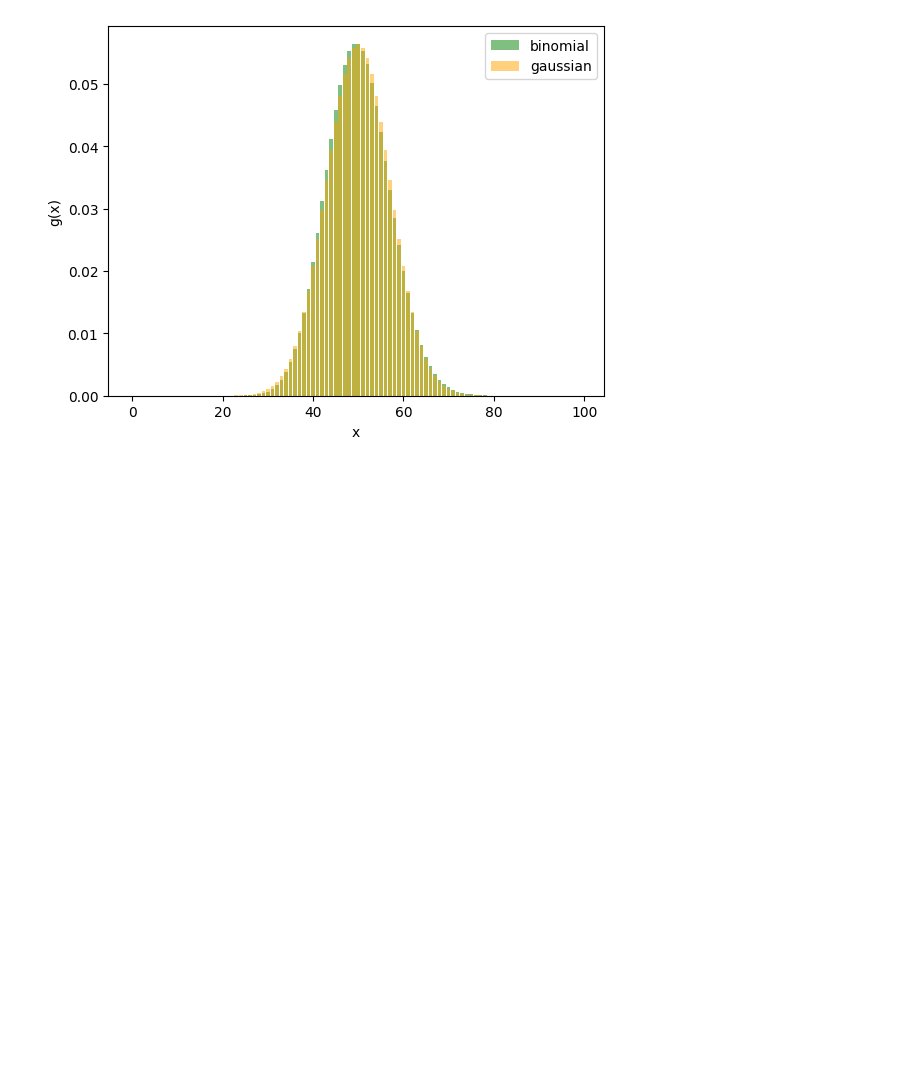
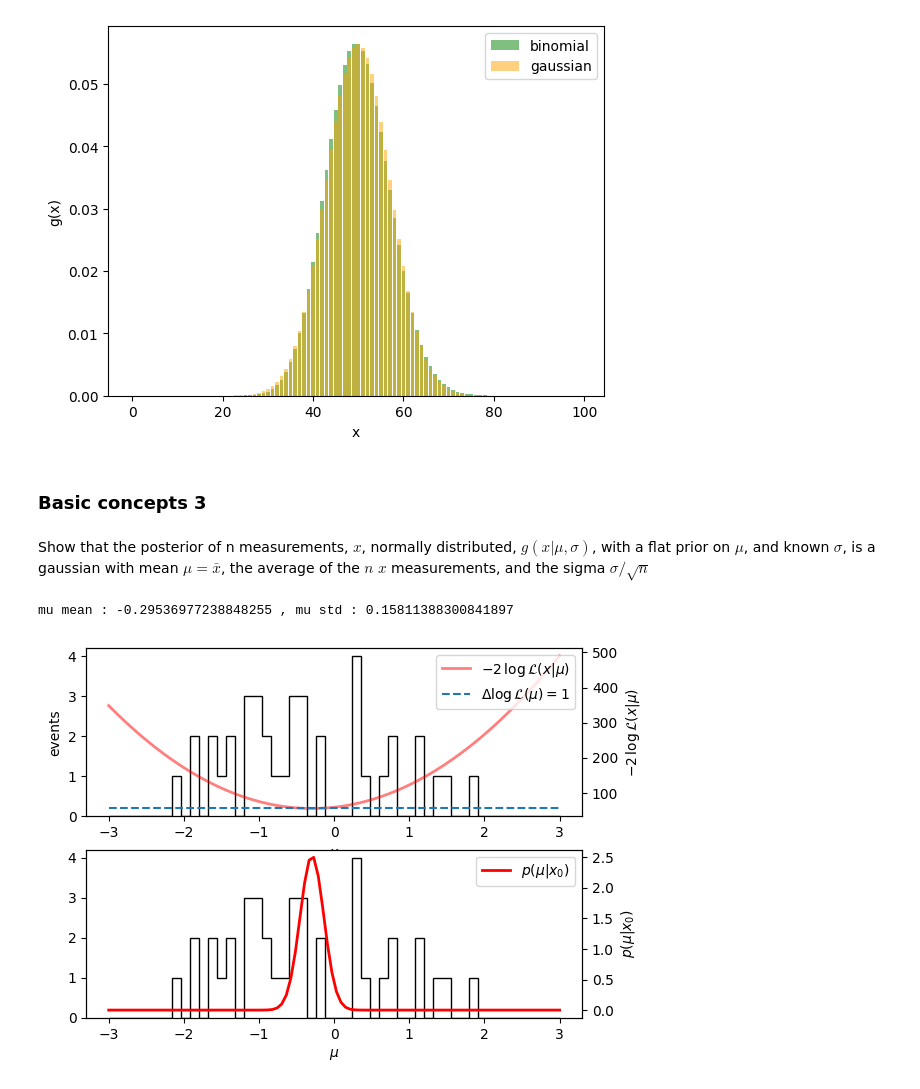
Before and after one commit to xabiercidvidal/USC-TA, a Jupyter notebook: _sources/ta_class_exercises.ipynb, the cells around one changed output. Drawn from its saved outputs; the diff is of its cells as text; code cells hidden in the pictures; blank space fills up the shorter version.

```diff
--- a/_sources/ta_class_exercises.ipynb
+++ b/_sources/ta_class_exercises.ipynb
@@ -53,3 +53,15 @@ plt.bar(ns, stats.norm.pdf(ns, N*p, np.sqrt(N*p)), color='orange', alpha=0.5, la
 plt.xlabel('x'); plt.ylabel('g(x)'); plt.legend();
 # %% [output]
 [figure]
+# %% [markdown]
+### Basic concepts 3
+# %% [markdown]
+Show that the posterior of n measurements, $x$, normally distributed, $g(x | \mu, \sigma)$, with a flat prior on $\mu$, and known $\sigma$, is a gaussian with mean $\mu = \bar{x}$, the average of the $n$ $x$ measurements, and the sigma $\sigma/\sqrt{n}$
+# %%
+nsize = 40
+xs    = stats.norm(0., 1.).rvs(nsize)
+plt.subplot(2, 1, 1); htexam.normal_likelihood(xs)
+plt.subplot(2, 1, 2); htexam.normal_posterior(xs);
+# %% [output]
+mu mean : -0.29536977238848255 , mu std : 0.15811388300841897
+[figure, added]
```
Also changed, not shown: 15 other files.
